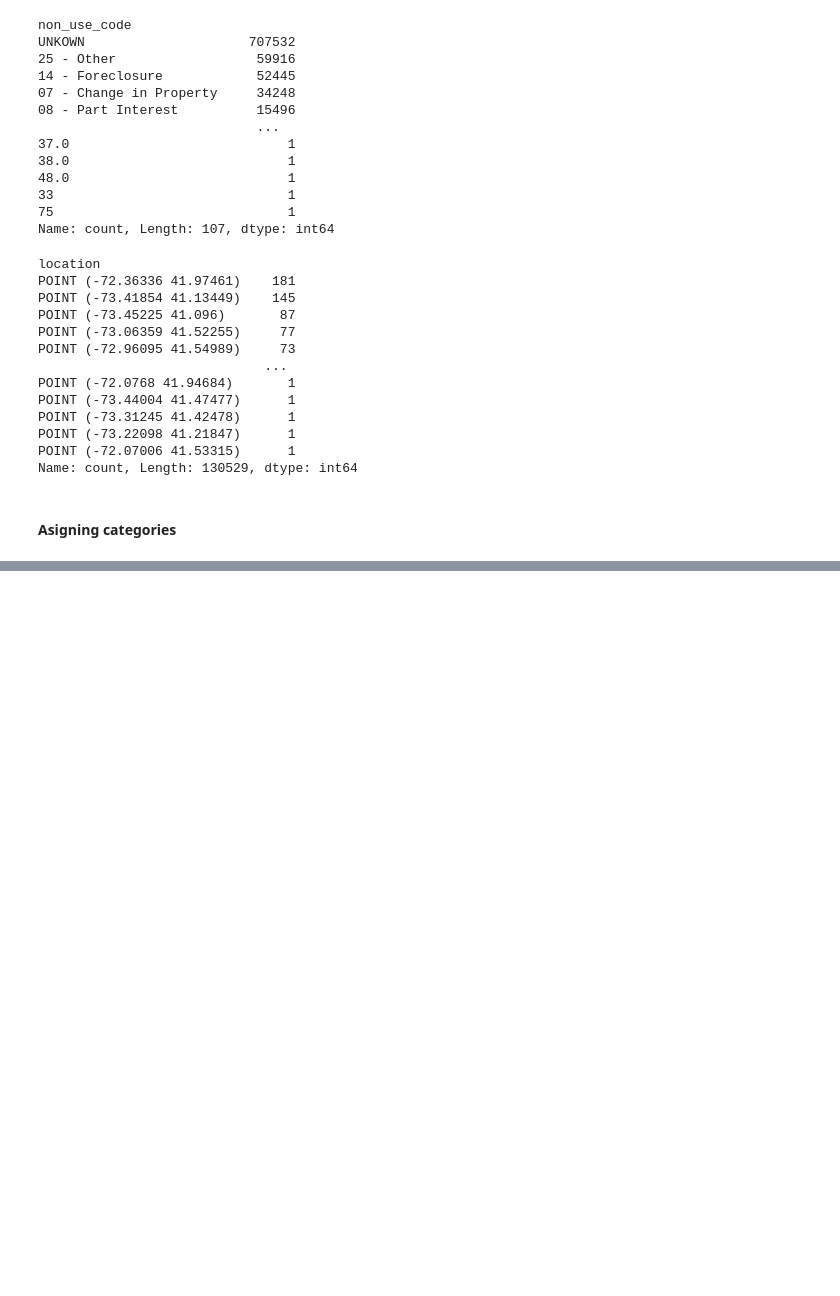
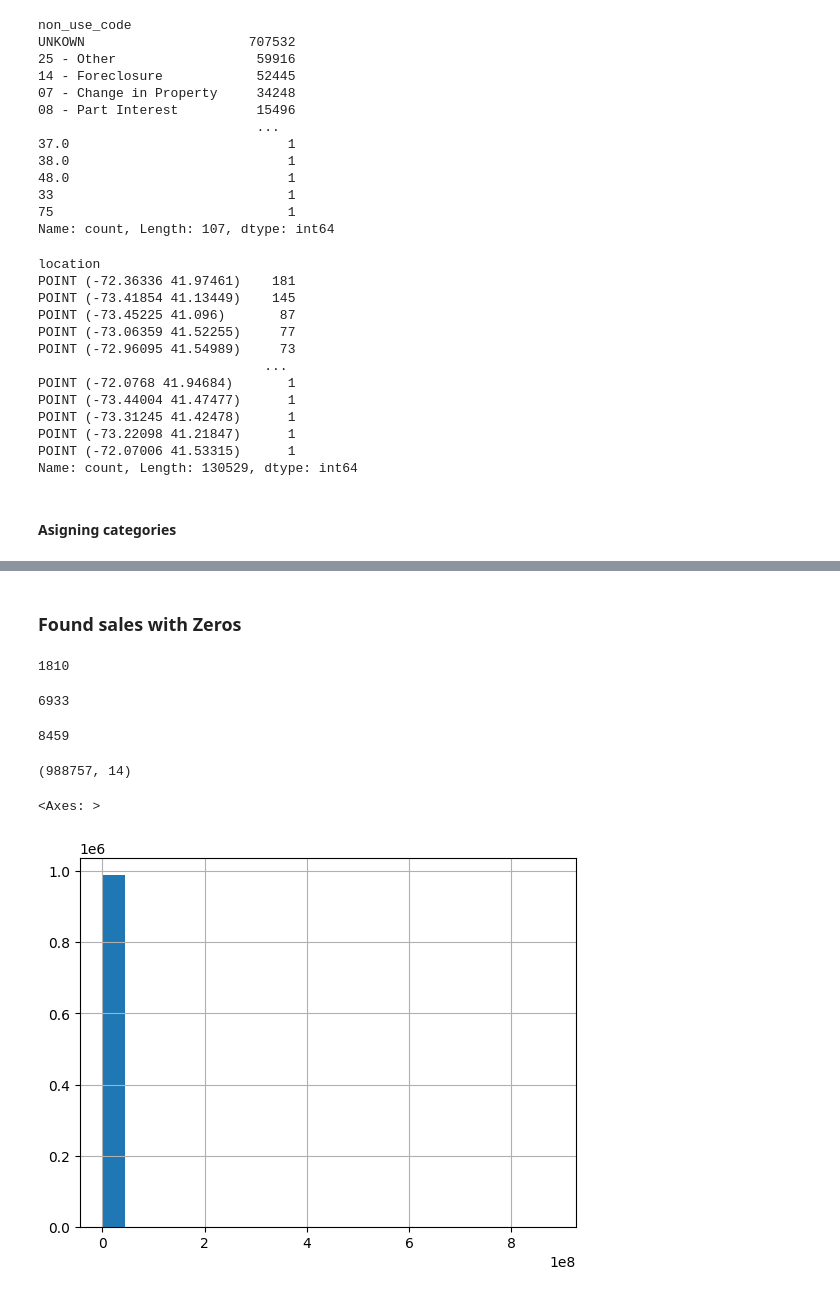
Before and after one commit to luiscberrocal/hacktoberfest-2023, a Jupyter notebook: kaggle/Wrangling House Price data.ipynb, the cells around one changed output, grey strips where cells are left out. Drawn from its saved outputs; the diff is of its cells as text; code cells hidden in the pictures; blank space fills up the shorter version.

```diff
--- a/kaggle/Wrangling House Price data.ipynb
+++ b/kaggle/Wrangling House Price data.ipynb
@@ -214,0 +217,2 @@ memory usage: 80.8+ MB
+# %%
+df['date_recorded']= pd.to_datetime(df['date_recorded'])
@@ -214,0 +233,31 @@ memory usage: 80.8+ MB
+# %% [markdown]
+### Found sales with Zeros
+# %%
+len(df[df['sale_amount'] == 0])
+# %% [output]
+1810
+# %%
+len(df[df['assessed_value'] == 0])
+# %% [output]
+6933
+# %%
+len(df[df['sales_ratio'] == 0])
+# %% [output]
+8459
+# %%
+df_z = df[df['assessed_value'] == 0]
+
+df = df.drop(df_z.index)
+# %%
+df_z = df[df['sale_amount'] == 0]
+
+df = df.drop(df_z.index)
+# %%
+df.shape
+# %% [output]
+(988757, 14)
+# %%
+df['assessed_value'].hist(bins=20)
+# %% [output]
+<Axes: >
+[figure, added]
```
Also changed, not shown: parts of 8 cells of this notebook.
